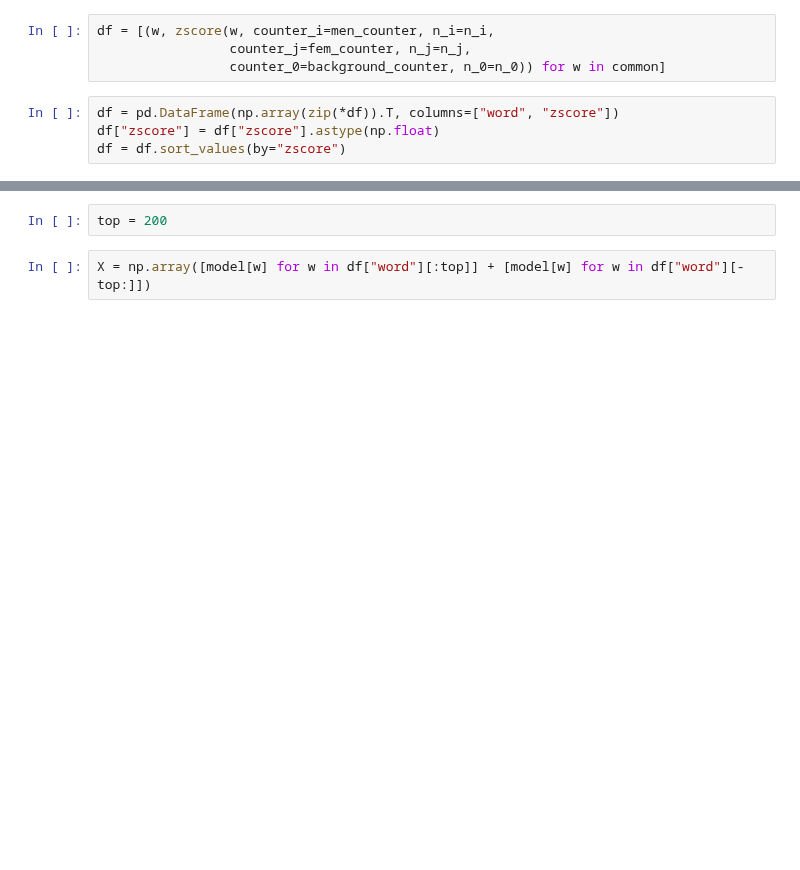
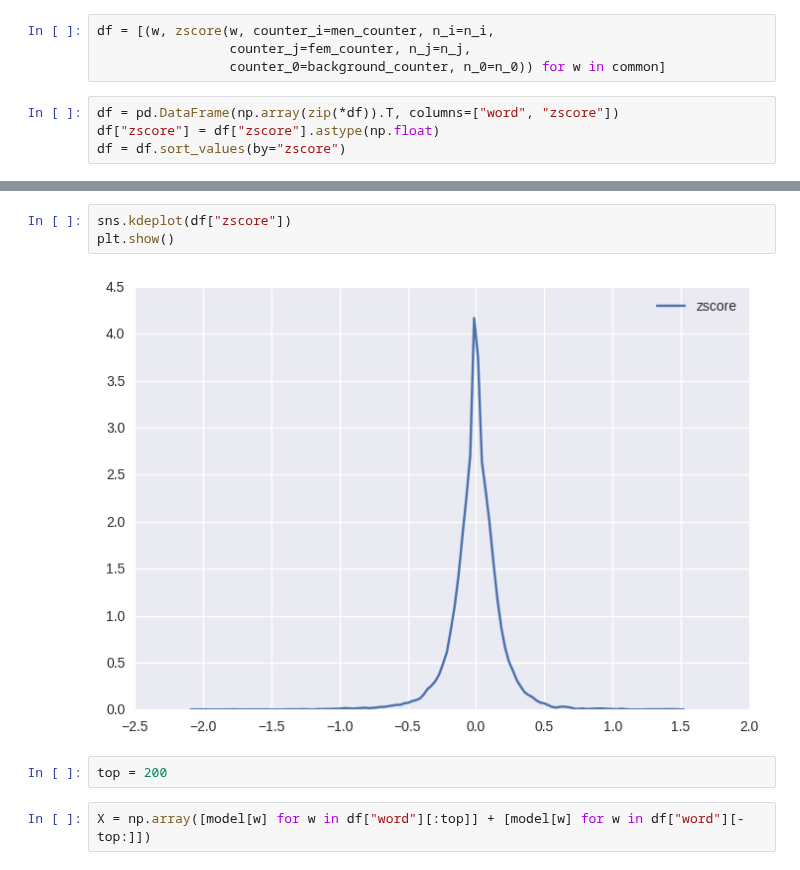
Before and after one commit to chao-ji/reddit, a Jupyter notebook: Part 6 Polarization of rMensRights and rFeminism.ipynb, the cells around one changed output, grey strips where cells are left out. Drawn from its saved outputs; the diff is of its cells as text; blank space fills up the shorter version.

```diff
--- a/Part 6 Polarization of rMensRights and rFeminism.ipynb
+++ b/Part 6 Polarization of rMensRights and rFeminism.ipynb
@@ -347,3 +389,8 @@ plt.show()
+# %%
+sns.kdeplot(df["zscore"])
+plt.show()
+# %% [output]
+[figure, added]
 # %%
 top = 200
 # %%
```
Also changed, not shown: parts of 26 cells of this notebook.
